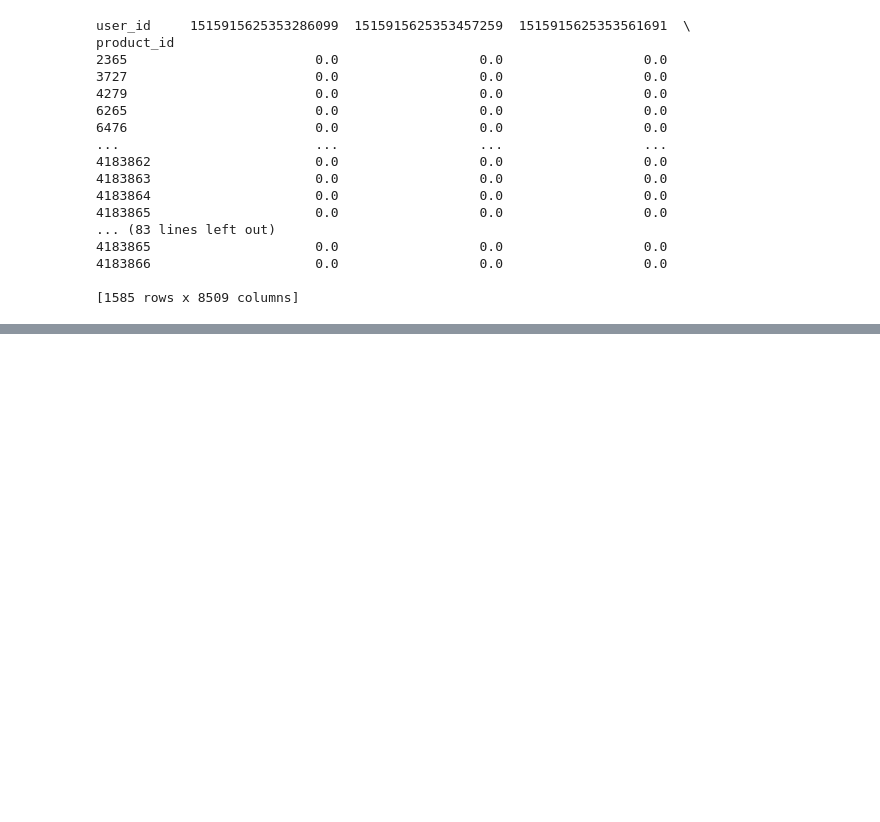
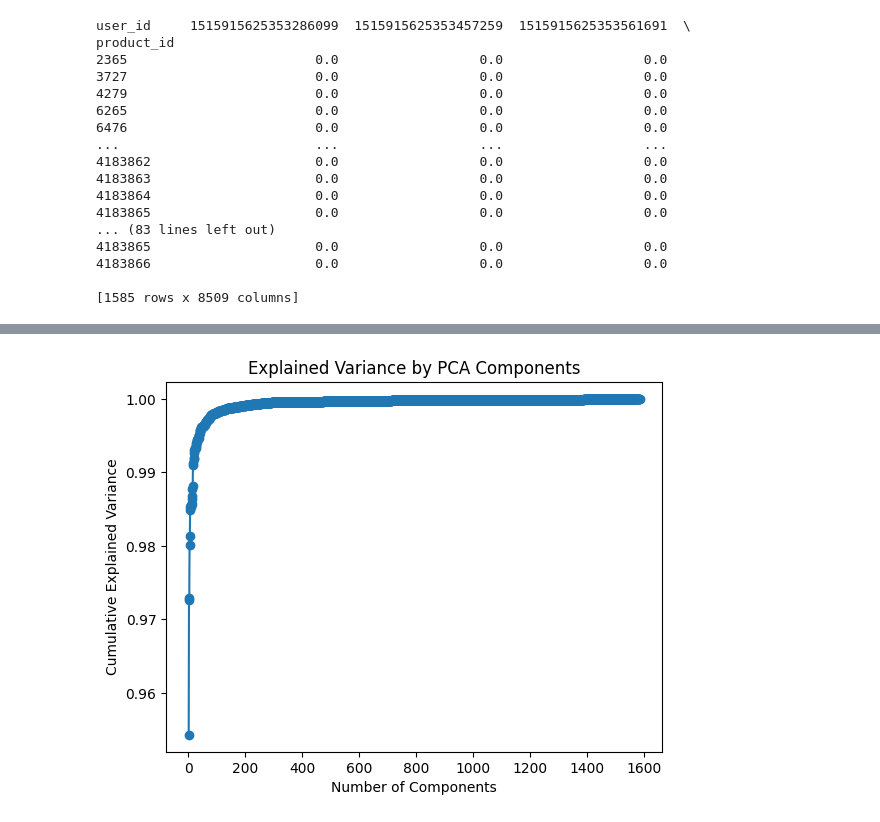
Before and after one commit to Baderzakaria/hakathon, a Jupyter notebook: new_data_prep.ipynb, the cells around one changed output, grey strips where cells are left out. Cells and saved outputs as stored; diff of their text form; code cells hidden in the pictures; blank space fills up the shorter version.

```diff
--- a/new_data_prep.ipynb
+++ b/new_data_prep.ipynb
@@ -212,0 +234,8 @@ product_id
+# %%
+plt.plot(range(1, len(pca.explained_variance_ratio_) + 1),1- pca.explained_variance_ratio_, marker='o')
+plt.xlabel('Number of Components')
+plt.ylabel('Cumulative Explained Variance')
+plt.title('Explained Variance by PCA Components')
+plt.show()
+# %% [output]
+[figure, added]
```
Also changed, not shown: parts of 26 cells of this notebook.
